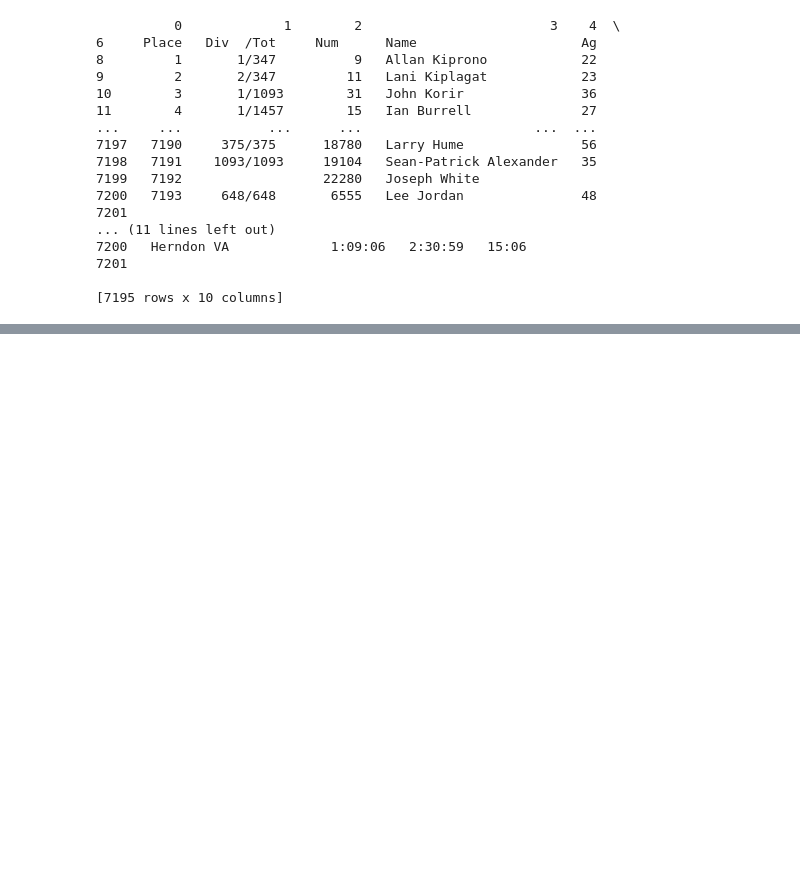
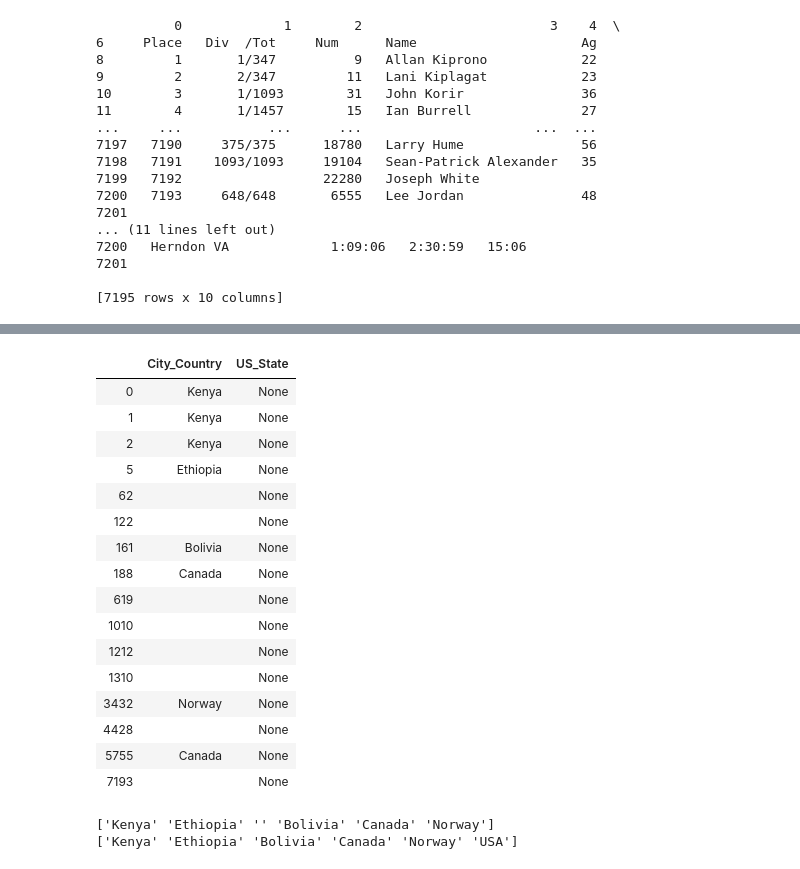
Before and after one commit to Krishangi/Web-Scrapping, a Jupyter notebook: Web Scrapping.ipynb, the cells around one changed output, grey strips where cells are left out. Saved outputs shown, nothing was run; the diff lists cells and outputs as text; code cells hidden in the pictures; blank space fills up the shorter version.

```diff
--- a/Web Scrapping.ipynb
+++ b/Web Scrapping.ipynb
@@ -263,0 +249,9 @@ datadf.head(15)
+# %%
+#1. We want to know how many different countries participated in the race in 2012
+
+#OBSERVATION - The hometown column has countries as well as city and state for all the US participants
+Hometown = pd.DataFrame()
+
+Hometown[['City_Country','US_State']] = datadf["Hometown"].str.rsplit(" ", 1, expand=True)
+
+print(Hometown)
@@ -263,0 +295,35 @@ datadf.head(15)
+# %%
+temp = np.where(Hometown.US_State.isnull())
+Hometown.iloc[temp]
+# %% [output]
+|  | City_Country | US_State |
+| 0 | Kenya | None |
+| 1 | Kenya | None |
+| 2 | Kenya | None |
+| 5 | Ethiopia | None |
+| 62 |  | None |
+| 122 |  | None |
+| 161 | Bolivia | None |
+| 188 | Canada | None |
+| 619 |  | None |
+| 1010 |  | None |
+| 1212 |  | None |
+| 1310 |  | None |
+| 3432 | Norway | None |
+| 4428 |  | None |
+| 5755 | Canada | None |
+| 7193 |  | None |
+# %%
+#Lets remove the empty and redundant list
+Countries = Hometown.iloc[temp]
+Countries = Countries.City_Country.unique()
+print(Countries)
+
+#we need to add USA to the list
+Countries = np.append(Countries, 'USA')
+#remove the empty element
+Countries = np.delete(Countries,2)
+print(Countries)
+# %% [output]
+['Kenya' 'Ethiopia' '' 'Bolivia' 'Canada' 'Norway']
+['Kenya' 'Ethiopia' 'Bolivia' 'Canada' 'Norway' 'USA']
```
Also changed, not shown: parts of 11 cells of this notebook.
